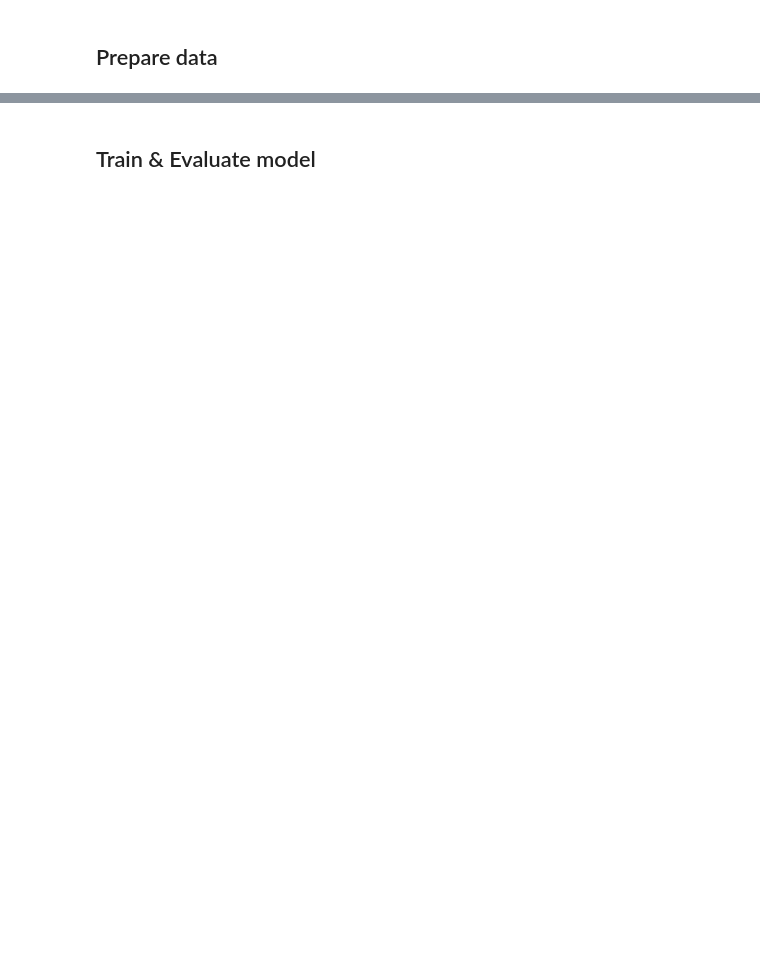
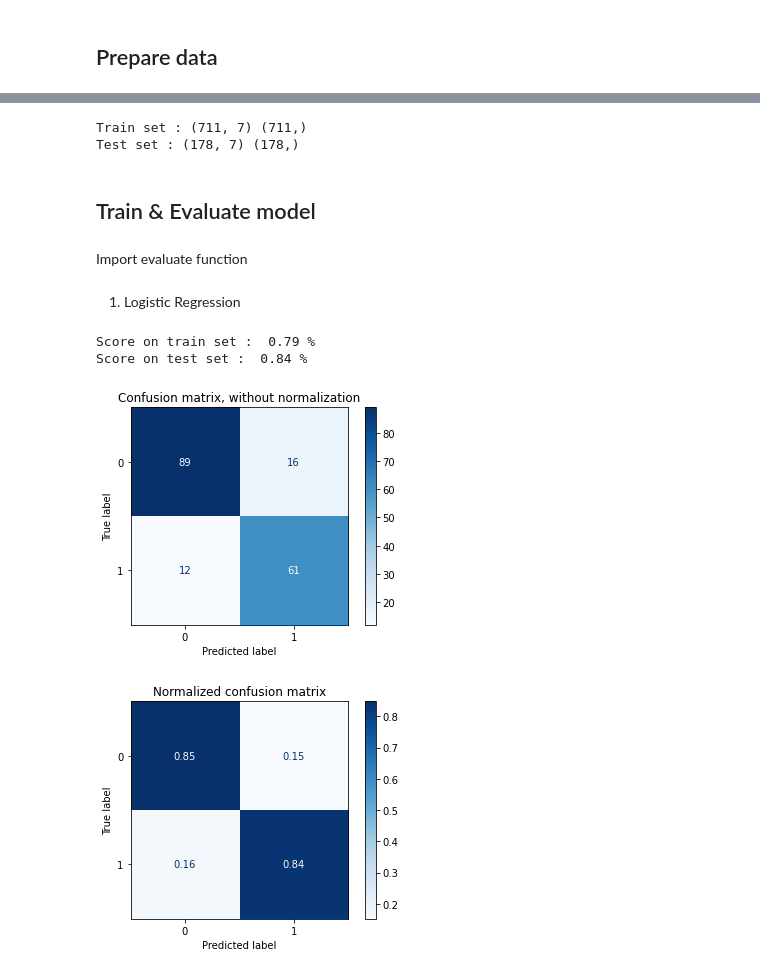
Before and after one commit to weelawat/Portfolio, a Jupyter notebook: 000 Project/3 Titanic survivors prediction/Notebook.ipynb, the cells around one changed output, grey strips where cells are left out. Cells and saved outputs as stored; diff of their text form; code cells hidden in the pictures; blank space fills up the shorter version.

```diff
--- a/000 Project/3 Titanic survivors prediction/Notebook.ipynb
+++ b/000 Project/3 Titanic survivors prediction/Notebook.ipynb
@@ -73,0 +109,13 @@ for i in cat_column:
+# %%
+data["Age"].fillna(data["Age"].dropna().median(), inplace=True)
+data.dropna(subset=["Embarked"], inplace=True)
+
+x = data.drop(["Survived", "Name", "Ticket", "Cabin"], axis=1)
+y = data.Survived
+
+print(x.shape)
+print(x.isnull().sum())
+print(y.shape)
+print(y.isnull().sum())
+
+x.head()
@@ -74,2 +140,11 @@ for i in cat_column:
+# %%
+x_train, x_test, y_train, y_test = train_test_split(x, y, test_size=0.2, random_state=1)
+print("Train set :", x_train.shape, y_train.shape)
+print("Test set :", x_test.shape, y_test.shape)
+# %% [output]
+Train set : (711, 7) (711,)
+Test set : (178, 7) (178,)
 # %% [markdown]
 ## Train & Evaluate model
+# %% [markdown]
+Import evaluate function
@@ -75,0 +153,25 @@ for i in cat_column:
+# %% [markdown]
+1. Logistic Regression
+# %%
+from sklearn.linear_model import LogisticRegression
+
+logreg = LogisticRegression(random_state=1, max_iter=2000)
+logreg.fit(x_train, y_train)
+print("Score on train set : ", logreg.score(x_train, y_train).round(2), "%")
+print("Score on test set : ", logreg.score(x_test, y_test).round(2), "%")
+
+#plot confusion matrix
+titles_options = [("Confusion matrix, without normalization", None),
+                  ("Normalized confusion matrix", "true")]
+for title, normalize in titles_options:
+    disp = plot_confusion_matrix(logreg, x_test, y_test,
+                                 cmap=plt.cm.Blues,
+                                 normalize=normalize)
+    disp.ax_.set_title(title)
+
+plt.show()
+# %% [output]
+Score on train set :  0.79 %
+Score on test set :  0.84 %
+[figure, added]
+[figure, added]
```
Also changed, not shown: parts of 9 cells of this notebook, 1 other file.
